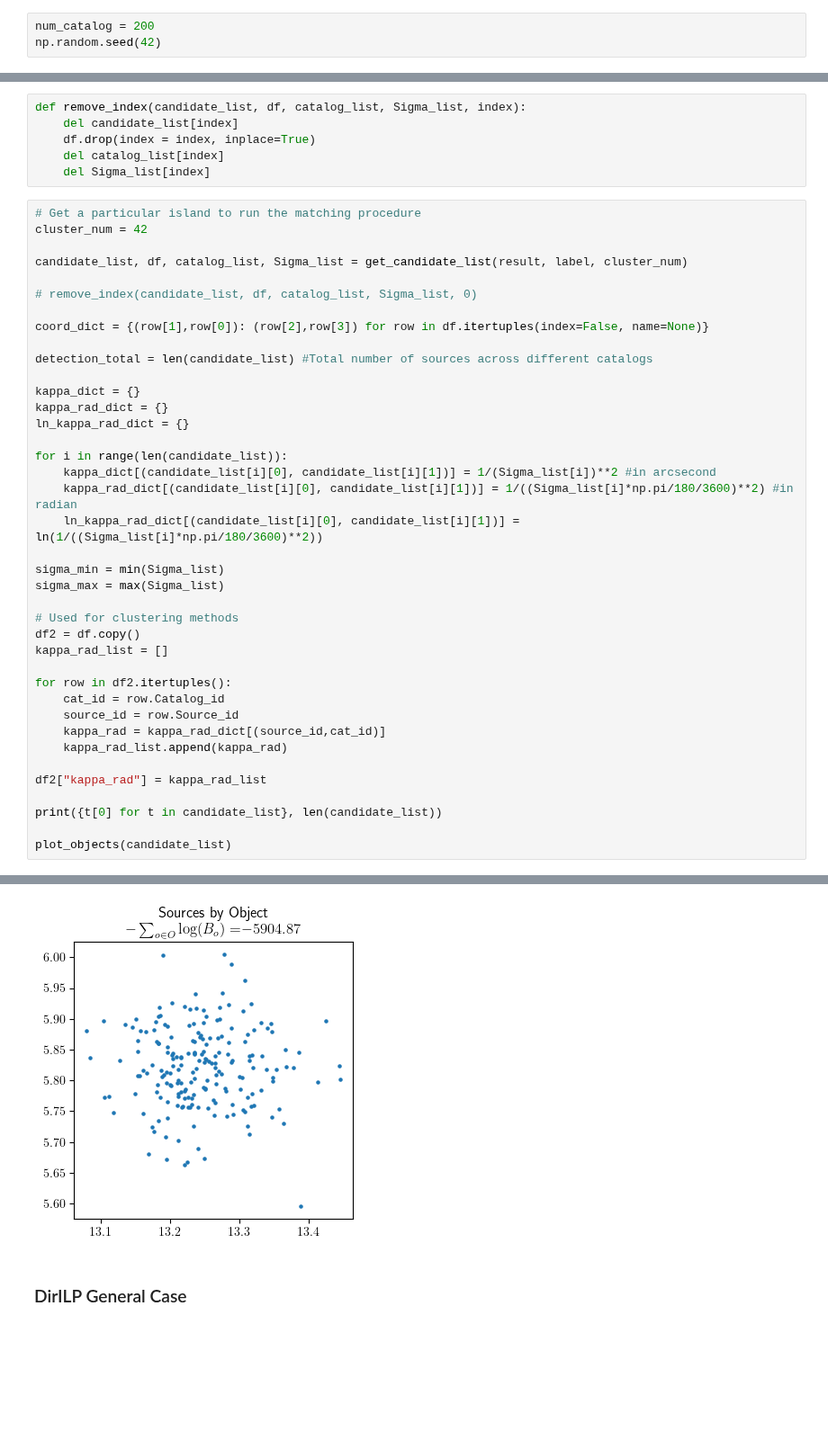
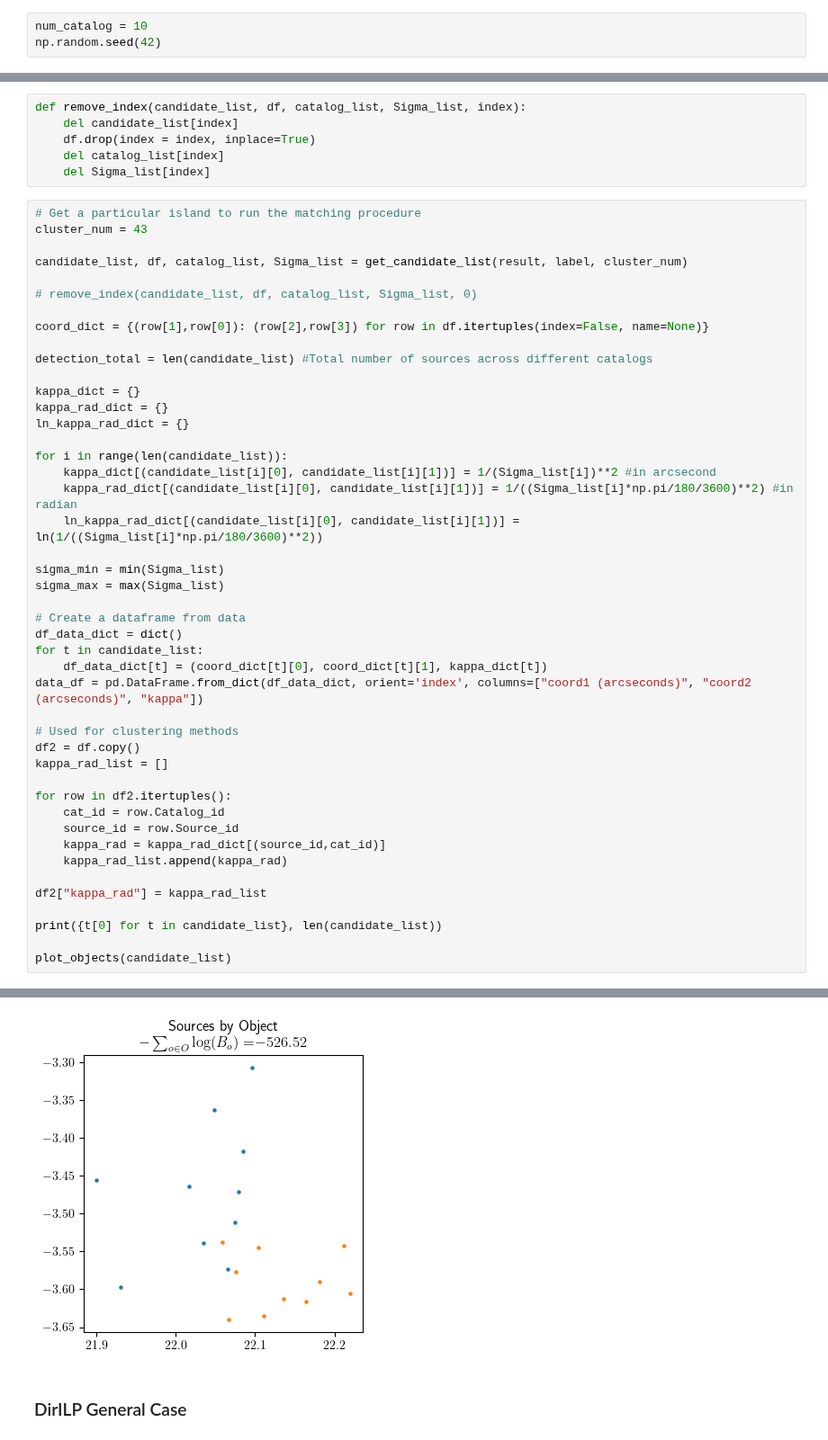
Before and after one commit to jacobf18/astronomical-matching, a Jupyter notebook: CanILP + DirILP General case.ipynb, the cells around one changed output, grey strips where cells are left out. Shown at 90% size. Saved outputs shown, nothing was run; the diff lists cells and outputs as text; blank space fills up the shorter version.

```diff
--- a/CanILP + DirILP General case.ipynb
+++ b/CanILP + DirILP General case.ipynb
@@ -281,7 +282,7 @@ def obj_dict_to_true_pred_labels(obj_dict):
 # %% [markdown]
 # Create a simulated universe with different selection intervals for catalogs
 # %%
-num_catalog = 200
+num_catalog = 10
 np.random.seed(42)
 # %%
 num=100
@@ -342,7 +343,7 @@ def remove_index(candidate_list, df, catalog_list, Sigma_list, index):
     del Sigma_list[index]
 # %%
 # Get a particular island to run the matching procedure
-cluster_num = 42
+cluster_num = 43
 
 candidate_list, df, catalog_list, Sigma_list = get_candidate_list(result, label, cluster_num)
 
@@ -364,6 +365,12 @@ for i in range(len(candidate_list)):
 sigma_min = min(Sigma_list)
 sigma_max = max(Sigma_list)
 
+# Create a dataframe from data
+df_data_dict = dict()
+for t in candidate_list:
+    df_data_dict[t] = (coord_dict[t][0], coord_dict[t][1], kappa_dict[t])
+data_df = pd.DataFrame.from_dict(df_data_dict, orient='index', columns=["coord1 (arcseconds)", "coord2 (arcseconds)", "kappa"])
+
 # Used for clustering methods
 df2 = df.copy()
 kappa_rad_list = []
@@ -384,4 +391,4 @@ plot_objects(candidate_list)
-[figure, old version]
+[figure, new version]
 # %% [markdown]
 ### DirILP General Case
 # %% [markdown]
```
Also changed, not shown: parts of 9 cells of this notebook, 1 other file.
